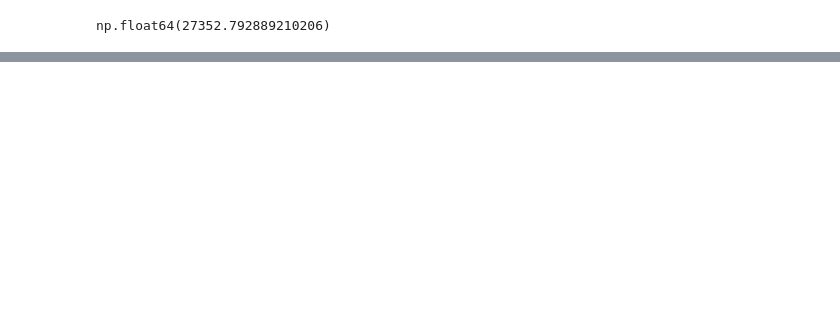
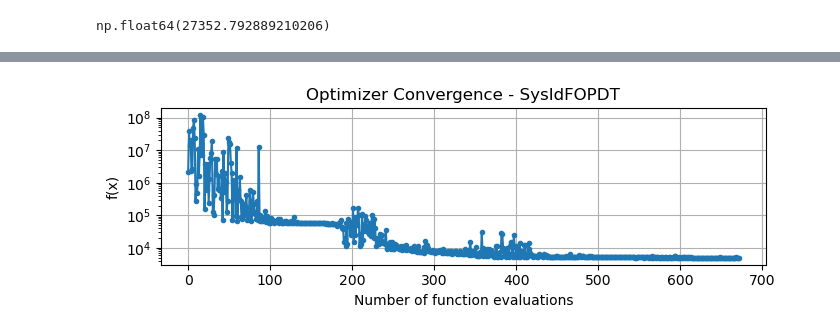
Before and after one commit to billtubbs/bayes-opt-examples, a Jupyter notebook: System-Identification-FOPDT.ipynb, the cells around one changed output, grey strips where cells are left out. Cells and saved outputs as stored; diff of their text form; code cells hidden in the pictures; blank space fills up the shorter version.

```diff
--- a/System-Identification-FOPDT.ipynb
+++ b/System-Identification-FOPDT.ipynb
@@ -152,0 +129,5 @@ Wall time: 18.8 μs
+# %%
+bounds = calculate_reasonable_bounds(t, u_data, y_data)
+var_names = list(bounds.keys())
+bounds = list(bounds.values())
+bounds
@@ -153,18 +141,9 @@ Wall time: 18.8 μs
 # %%
-def function_to_minimize(x):
-    K = x[0]
-    tau = x[1]
-    n_delay = x[2] if isinstance(x[2], int) else int(x[2] / dt + 0.5)
-    y_base = x[3]
-    u_base = x[4]
-    y_init = x[5]
-    y_model = simulate(K, tau, n_delay, y_base, u_base, y_init)
-    ssd = prediction_error(y_model[n_delay+1:], y_data[n_delay+1:])
-    return ssd
+problem = SysIdFOPDT(bounds, dt, u_data, y_data)
 
-
+# Test cost function evaluation
 x = [K, tau, n_delay, y_base, u_base, y_init]
-ssd = function_to_minimize(x)
+ssd = problem.cost_function_to_minimize(x)
 ssd
 # %% [output]
 np.float64(27352.792889210206)
@@ -265,0 +195,6 @@ pd.DataFrame(solutions, columns=var_names +['fun']).round(3)
+# %%
+convergence_plot(problem)
+plt.tight_layout()
+plt.show()
+# %% [output]
+[figure, added]
```
Also changed, not shown: parts of 30 cells of this notebook, 8 other files.
